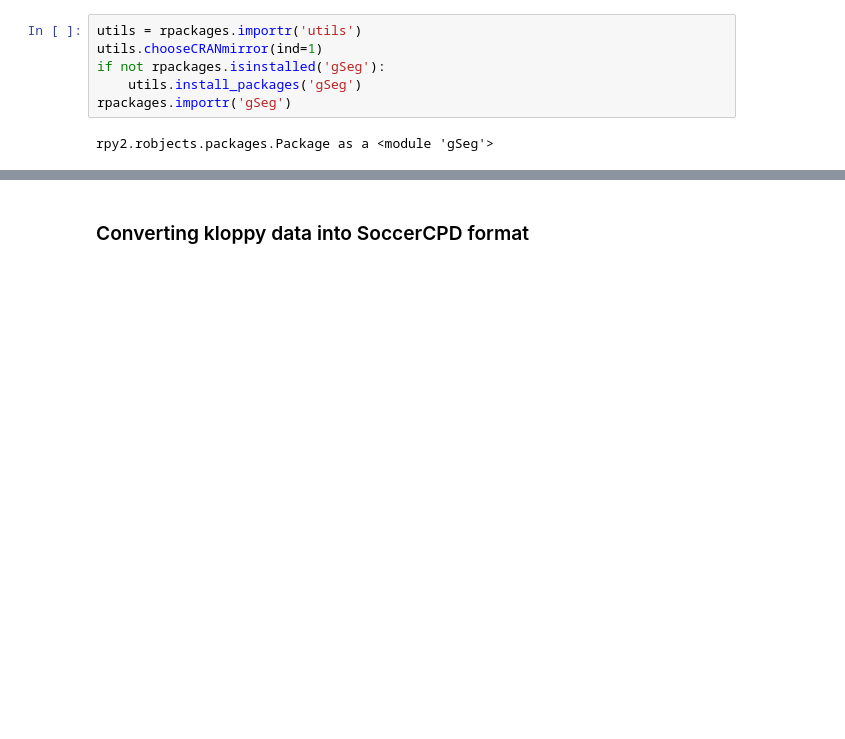
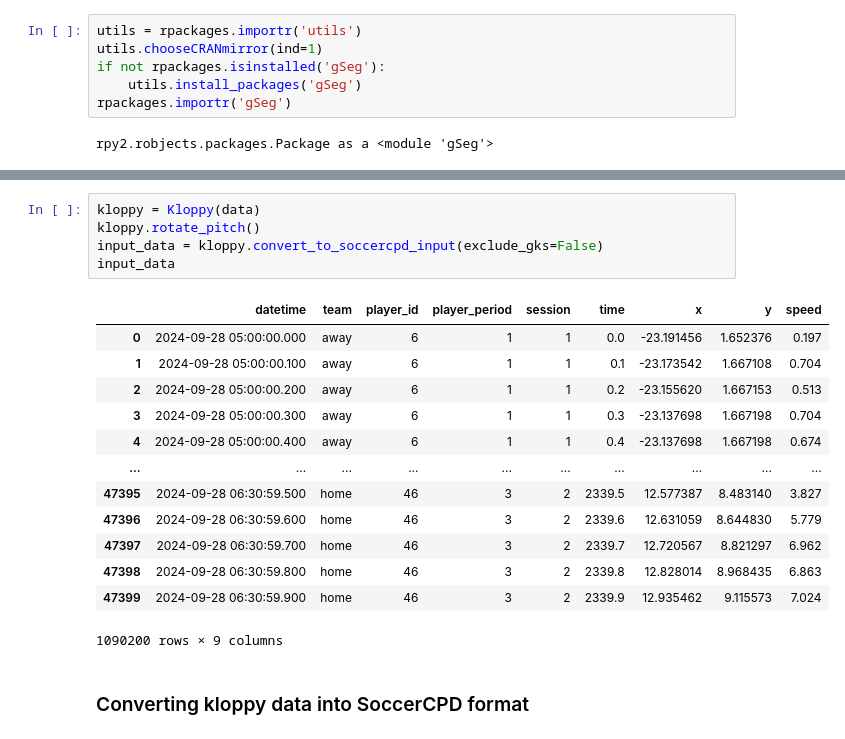
Before and after one commit to hyunsungkim-ds/soccercpd, a Jupyter notebook: tutorial_kloppy.ipynb, the cells around one changed output, grey strips where cells are left out. Saved outputs shown, nothing was run; the diff lists cells and outputs as text; blank space fills up the shorter version.

```diff
--- a/tutorial_kloppy.ipynb
+++ b/tutorial_kloppy.ipynb
@@ -20,3 +43,22 @@ rpy2.robjects.packages.Package as a <module 'gSeg'>
+# %%
+kloppy = Kloppy(data)
+kloppy.rotate_pitch()
+input_data = kloppy.convert_to_soccercpd_input(exclude_gks=False)
+input_data
+# %% [output]
+|  | datetime | team | player_id | player_period | session | time | x | y | speed |
+| 0 | 2024-09-28 05:00:00.000 | away | 6 | 1 | 1 | 0.0 | -23.191456 | 1.652376 | 0.197 |
+| 1 | 2024-09-28 05:00:00.100 | away | 6 | 1 | 1 | 0.1 | -23.173542 | 1.667108 | 0.704 |
+| 2 | 2024-09-28 05:00:00.200 | away | 6 | 1 | 1 | 0.2 | -23.155620 | 1.667153 | 0.513 |
+| 3 | 2024-09-28 05:00:00.300 | away | 6 | 1 | 1 | 0.3 | -23.137698 | 1.667198 | 0.704 |
+| 4 | 2024-09-28 05:00:00.400 | away | 6 | 1 | 1 | 0.4 | -23.137698 | 1.667198 | 0.674 |
+| ... | ... | ... | ... | ... | ... | ... | ... | ... | ... |
+| 47395 | 2024-09-28 06:30:59.500 | home | 46 | 3 | 2 | 2339.5 | 12.577387 | 8.483140 | 3.827 |
+| 47396 | 2024-09-28 06:30:59.600 | home | 46 | 3 | 2 | 2339.6 | 12.631059 | 8.644830 | 5.779 |
+| 47397 | 2024-09-28 06:30:59.700 | home | 46 | 3 | 2 | 2339.7 | 12.720567 | 8.821297 | 6.962 |
+| 47398 | 2024-09-28 06:30:59.800 | home | 46 | 3 | 2 | 2339.8 | 12.828014 | 8.968435 | 6.863 |
+| 47399 | 2024-09-28 06:30:59.900 | home | 46 | 3 | 2 | 2339.9 | 12.935462 | 9.115573 | 7.024 |
+1090200 rows × 9 columns
 # %% [markdown]
 ### Converting kloppy data into SoccerCPD format
 # %%
```
Also changed, not shown: parts of 11 cells of this notebook, 4 other files.
